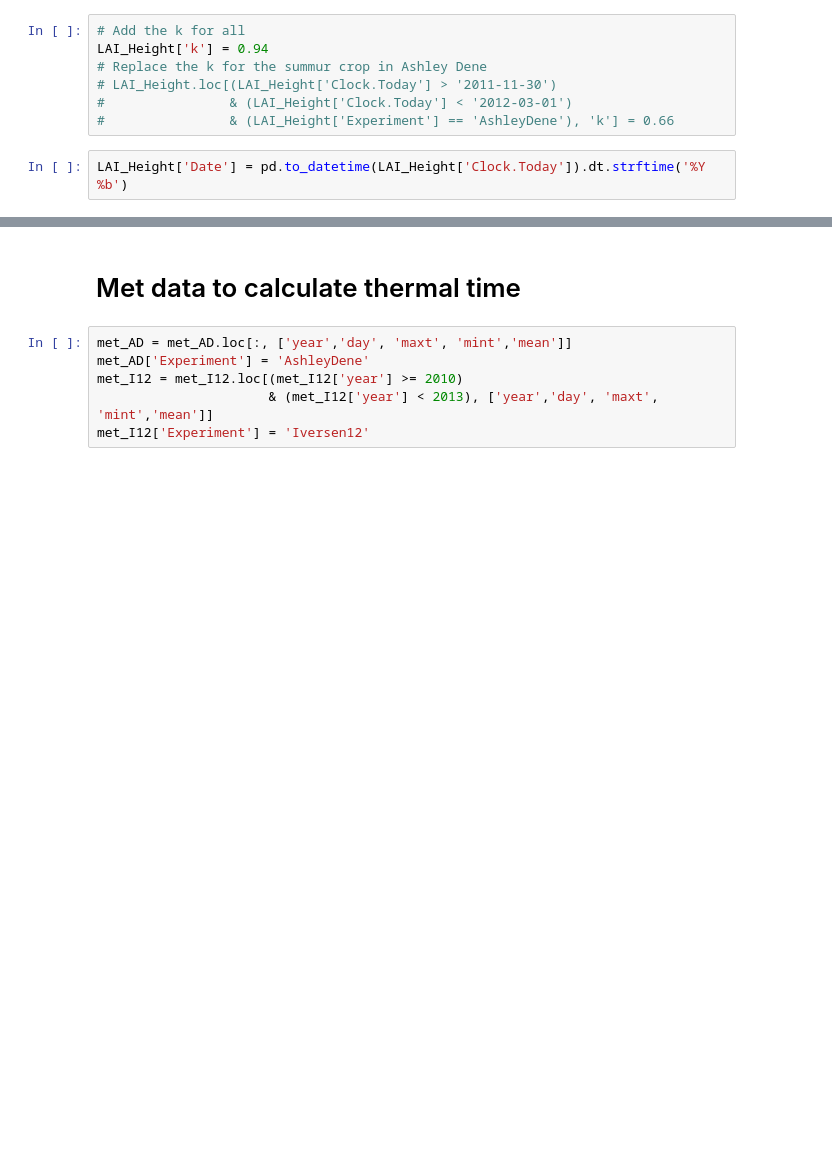
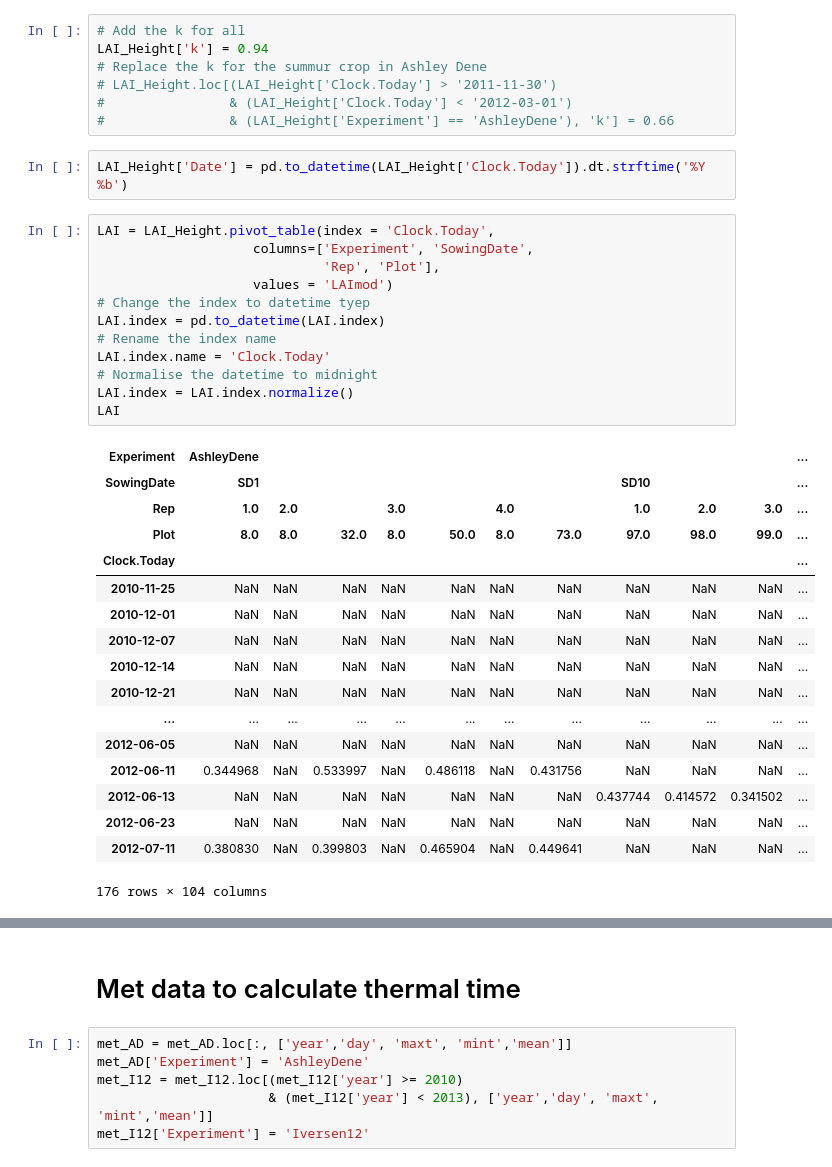
Before and after one commit to frank0434/Master, a Jupyter notebook: 02scripts/notebooks/SetUpLAIForSlurp.ipynb, the cells around one changed output, grey strips where cells are left out. Cells and saved outputs as stored; diff of their text form; blank space fills up the shorter version.

```diff
--- a/02scripts/notebooks/SetUpLAIForSlurp.ipynb
+++ b/02scripts/notebooks/SetUpLAIForSlurp.ipynb
@@ -96,4 +96,34 @@ LAI_Height['k'] = 0.94
 #                & (LAI_Height['Experiment'] == 'AshleyDene'), 'k'] = 0.66
 # %%
 LAI_Height['Date'] = pd.to_datetime(LAI_Height['Clock.Today']).dt.strftime('%Y %b')
+# %%
+LAI = LAI_Height.pivot_table(index = 'Clock.Today',
+                    columns=['Experiment', 'SowingDate',
+                             'Rep', 'Plot'],
+                    values = 'LAImod')
+# Change the index to datetime tyep
+LAI.index = pd.to_datetime(LAI.index)
+# Rename the index name
+LAI.index.name = 'Clock.Today'
+# Normalise the datetime to midnight
+LAI.index = LAI.index.normalize()
+LAI
+# %% [output]
+| Experiment | AshleyDene |  |  |  |  |  |  |  |  |  | ... |
+| SowingDate | SD1 |  |  |  |  |  |  | SD10 |  |  | ... |
+| Rep | 1.0 | 2.0 |  | 3.0 |  | 4.0 |  | 1.0 | 2.0 | 3.0 | ... |
+| Plot | 8.0 | 8.0 | 32.0 | 8.0 | 50.0 | 8.0 | 73.0 | 97.0 | 98.0 | 99.0 | ... |
+| Clock.Today |  |  |  |  |  |  |  |  |  |  | ... |
+| 2010-11-25 | NaN | NaN | NaN | NaN | NaN | NaN | NaN | NaN | NaN | NaN | ... |
+| 2010-12-01 | NaN | NaN | NaN | NaN | NaN | NaN | NaN | NaN | NaN | NaN | ... |
+| 2010-12-07 | NaN | NaN | NaN | NaN | NaN | NaN | NaN | NaN | NaN | NaN | ... |
+| 2010-12-14 | NaN | NaN | NaN | NaN | NaN | NaN | NaN | NaN | NaN | NaN | ... |
+| 2010-12-21 | NaN | NaN | NaN | NaN | NaN | NaN | NaN | NaN | NaN | NaN | ... |
+| ... | ... | ... | ... | ... | ... | ... | ... | ... | ... | ... | ... |
+| 2012-06-05 | NaN | NaN | NaN | NaN | NaN | NaN | NaN | NaN | NaN | NaN | ... |
+| 2012-06-11 | 0.344968 | NaN | 0.533997 | NaN | 0.486118 | NaN | 0.431756 | NaN | NaN | NaN | ... |
+| 2012-06-13 | NaN | NaN | NaN | NaN | NaN | NaN | NaN | 0.437744 | 0.414572 | 0.341502 | ... |
+| 2012-06-23 | NaN | NaN | NaN | NaN | NaN | NaN | NaN | NaN | NaN | NaN | ... |
+| 2012-07-11 | 0.380830 | NaN | 0.399803 | NaN | 0.465904 | NaN | 0.449641 | NaN | NaN | NaN | ... |
+176 rows × 104 columns
 # %%
```
Also changed, not shown: parts of 9 cells of this notebook, 1 other file.
